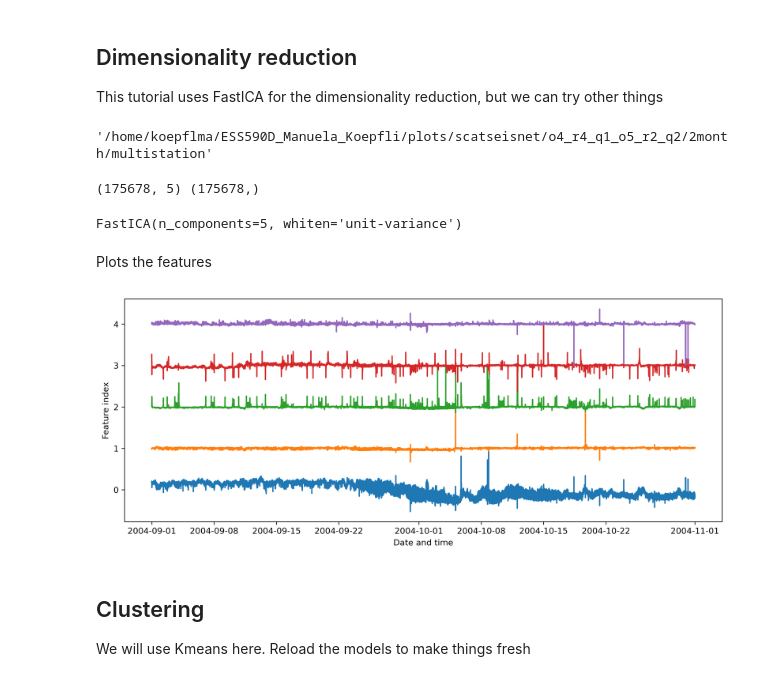
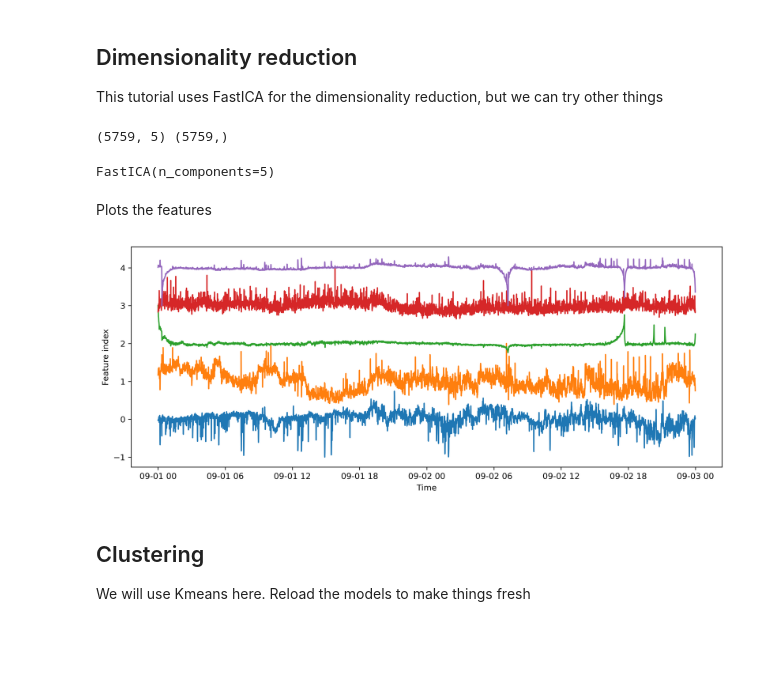
Before and after one commit to koepflma/MSH_AmbientSeismicWavefield, a Jupyter notebook: scatseisnet/scatenet_plot.ipynb, the cells around one changed output. Saved outputs shown, nothing was run; the diff lists cells and outputs as text; code cells hidden in the pictures; blank space fills up the shorter version.

```diff
--- a/scatseisnet/scatenet_plot.ipynb
+++ b/scatseisnet/scatenet_plot.ipynb
@@ -59,3 +57,6 @@ dirpath = '../output/data/'
+# %%
+os.makedirs('../output/figure', exist_ok=True)
+dirpath = '../output/'
 # %% [markdown]
 ### Scattering network parameters
 
@@ -168,10 +167,6 @@ This tutorial uses FastICA for the dimensionality reduction, but we can try othe
 # %%
 model_latent = FastICA(n_components=5, whiten="unit-variance") #, random_state=42
 features = model_latent.fit_transform(scattering_coefficients)
-# %%
-dirpath_save
-# %% [output]
-'/home/koepflma/ESS590D_Manuela_Koepfli/plots/scatseisnet/o4_r4_q1_o5_r2_q2/2month/multistation'
 # %%
 # Save the features
 np.savez(
@@ -189,36 +184,36 @@ with open(dirpath_load+"/dimension_model.pickle", "wb") as pickle_file:
     )
 # %%
 # Load features
-features = np.load(dirpath_load+"/independent_components.npz", allow_pickle=True)['features']
-times = np.load(dirpath_load+"/independent_components.npz", allow_pickle=True)['times']
+features = np.load(dirpath+"data/independent_components.npz", allow_pickle=True)['features']
+times = np.load(dirpath+"data/independent_components.npz", allow_pickle=True)['times']
 print(features.shape,times.shape)
 # Load the dimension reduction model
-model_latent = pd.read_pickle(dirpath_load+"/dimension_model.pickle")
+model_latent = pd.read_pickle(dirpath+"data/dimension_model.pickle")
 model_latent
 # %% [output]
-(175678, 5) (175678,)
+(5759, 5) (5759,)
-FastICA(n_components=5, whiten='unit-variance')
+FastICA(n_components=5)
 # %% [markdown]
 Plots the features
 # %%
 # Normalize features for display
 features_normalized = features / np.abs(features).max(axis=0)
 
 # Figure instance
 fig = plt.figure(dpi=300, figsize=(6.4*2,4.8))
 ax = plt.axes()
 
 # Plot features
 ax.plot(times, features_normalized + np.arange(features.shape[1]), rasterized=True)
 
 # Labels
 ax.set_ylabel("Feature index")
-ax.set_xlabel("Date and time")
-# plt.savefig(dirpath_save+'/features_random3.png', dpi=300, bbox_inches='tight')
+ax.set_xlabel("Time")
+plt.savefig(dirpath+'figure/features.png', dpi=300, bbox_inches='tight')
 # Show
 plt.show()
 # %% [output]
-[figure, old version]
+[figure, new version]
 # %% [markdown]
 ## Clustering
 
```
Also changed, not shown: parts of 12 cells of this notebook.
